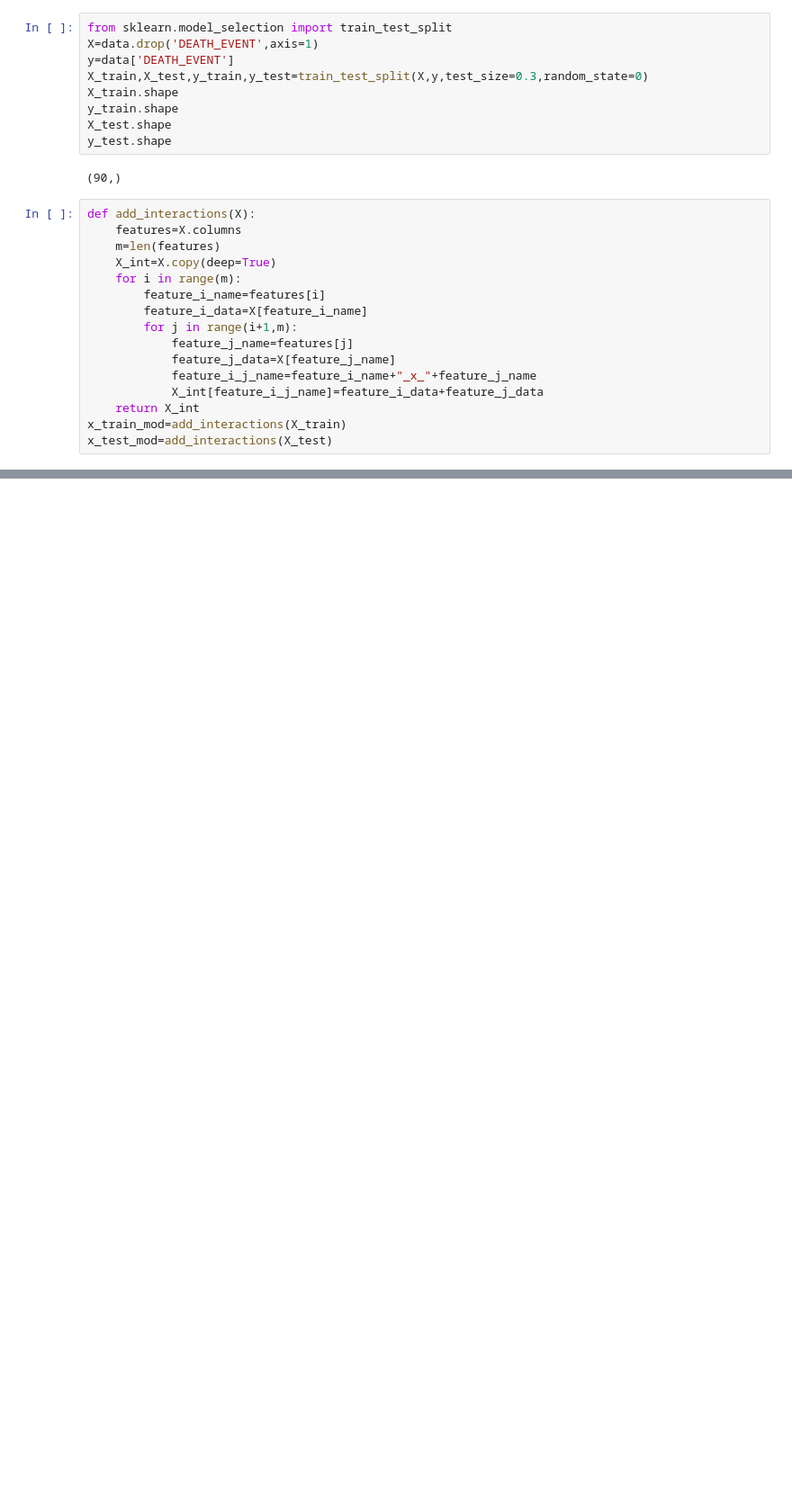
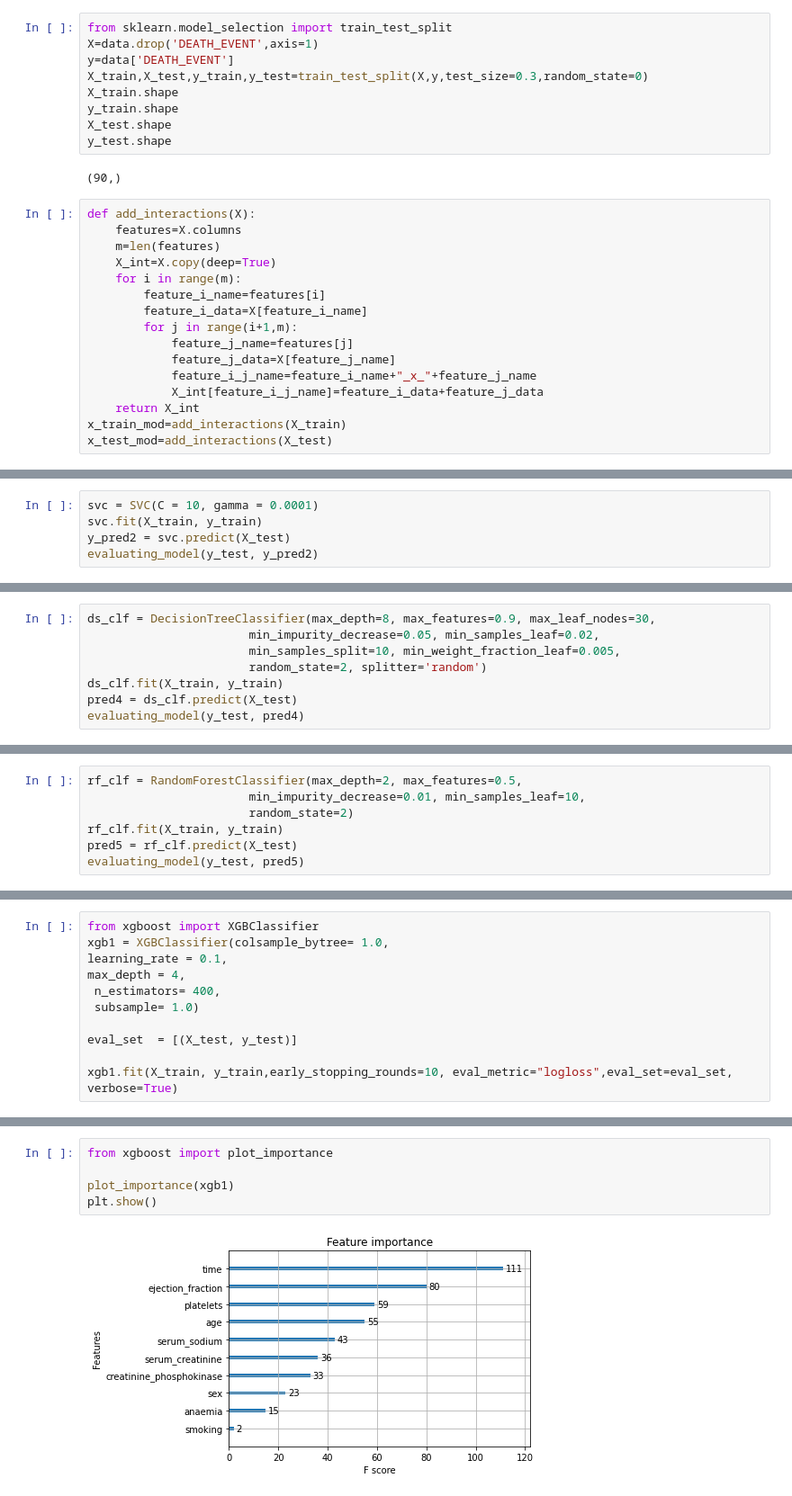
Before and after one commit to shivamdattapurkayastha99/heart-failure-prediction, a Jupyter notebook: Heart Failure Prediction By Shivam.ipynb, the cells around one changed output, grey strips where cells are left out. Shown: that part at 90% size. Cells and saved outputs as stored; diff of their text form; blank space fills up the shorter version.

```diff
--- a/Heart Failure Prediction By Shivam.ipynb
+++ b/Heart Failure Prediction By Shivam.ipynb
@@ -170,0 +267,5 @@ x_test_mod=add_interactions(X_test)
+# %%
+svc = SVC(C = 10, gamma = 0.0001)
+svc.fit(X_train, y_train)
+y_pred2 = svc.predict(X_test)
+evaluating_model(y_test, y_pred2)
@@ -170,0 +313,8 @@ x_test_mod=add_interactions(X_test)
+# %%
+ds_clf = DecisionTreeClassifier(max_depth=8, max_features=0.9, max_leaf_nodes=30,
+                       min_impurity_decrease=0.05, min_samples_leaf=0.02,
+                       min_samples_split=10, min_weight_fraction_leaf=0.005,
+                       random_state=2, splitter='random')
+ds_clf.fit(X_train, y_train)
+pred4 = ds_clf.predict(X_test)
+evaluating_model(y_test, pred4)
@@ -170,0 +342,7 @@ x_test_mod=add_interactions(X_test)
+# %%
+rf_clf = RandomForestClassifier(max_depth=2, max_features=0.5,
+                       min_impurity_decrease=0.01, min_samples_leaf=10,
+                       random_state=2)
+rf_clf.fit(X_train, y_train)
+pred5 = rf_clf.predict(X_test)
+evaluating_model(y_test, pred5)
@@ -170,0 +355,11 @@ x_test_mod=add_interactions(X_test)
+# %%
+from xgboost import XGBClassifier
+xgb1 = XGBClassifier(colsample_bytree= 1.0,
+learning_rate = 0.1,
+max_depth = 4,
+ n_estimators= 400,
+ subsample= 1.0)
+
+eval_set  = [(X_test, y_test)]
+
+xgb1.fit(X_train, y_train,early_stopping_rounds=10, eval_metric="logloss",eval_set=eval_set, verbose=True)
@@ -170,0 +418,7 @@ x_test_mod=add_interactions(X_test)
+# %%
+from xgboost import plot_importance
+
+plot_importance(xgb1)
+plt.show()
+# %% [output]
+[figure, added]
```
Also changed, not shown: parts of 16 cells of this notebook, 1 other file.
